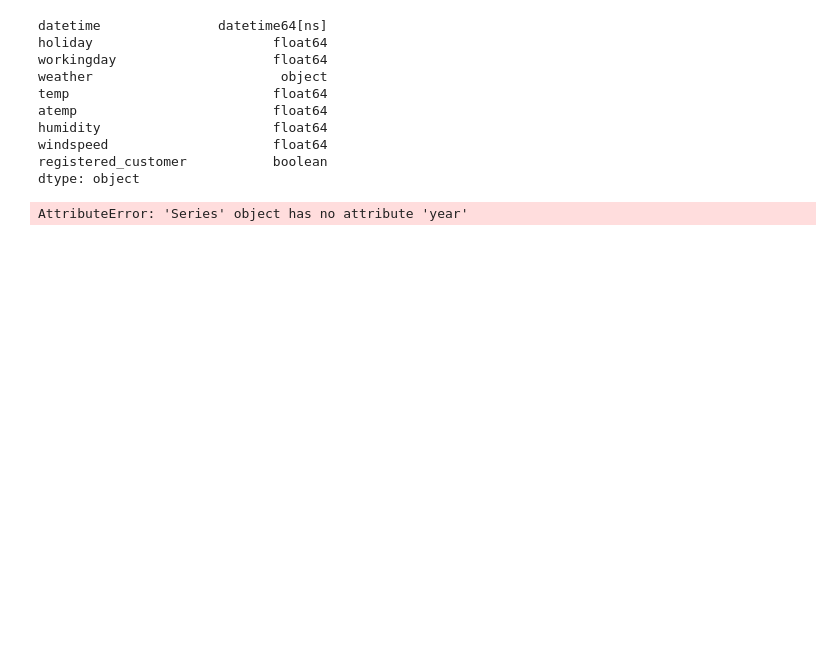
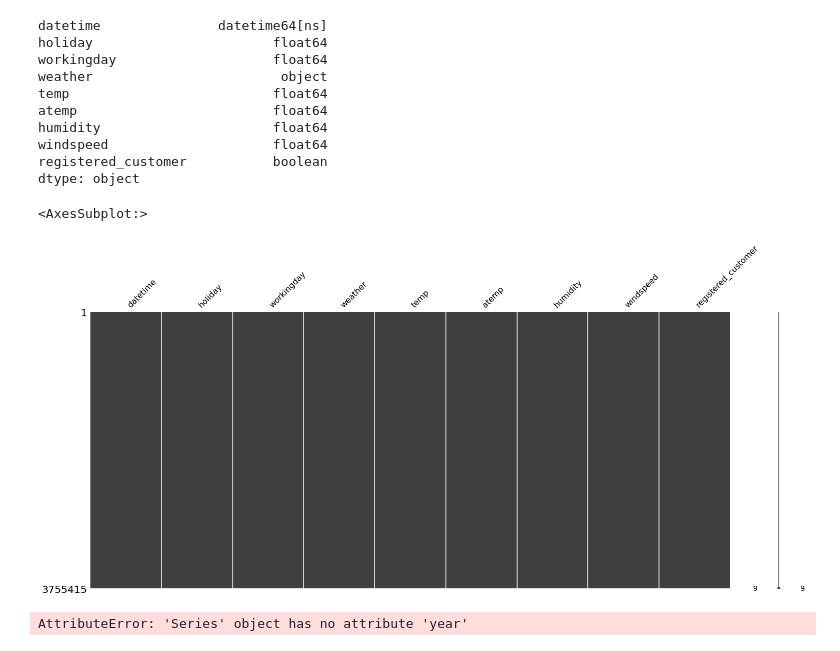
Before and after one commit to P-AEL/K-ppers-Projekt1, a Jupyter notebook: Paul.ipynb, the cells around one changed output. Drawn from its saved outputs; the diff is of its cells as text; code cells hidden in the pictures; blank space fills up the shorter version.

```diff
--- a/Paul.ipynb
+++ b/Paul.ipynb
@@ -35,6 +35,11 @@ humidity                      float64
 windspeed                     float64
 registered_customer           boolean
 dtype: object
+# %%
+msn.matrix(df)
+# %% [output]
+<AxesSubplot:>
+[figure, added]
 # %%
 # df = df.set_index('date')
 df_slice1 = df.groupby(pd.Grouper(key="datetime",freq="D")).count()
```
Also changed, not shown: parts of 1 cell of this notebook.
